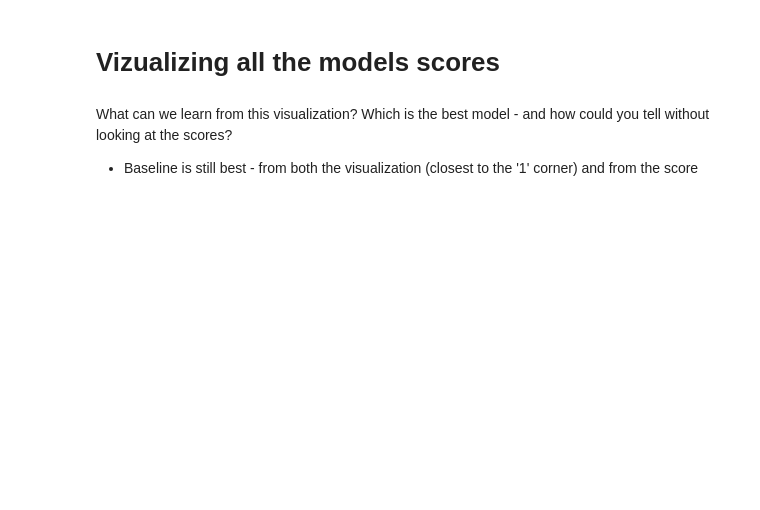
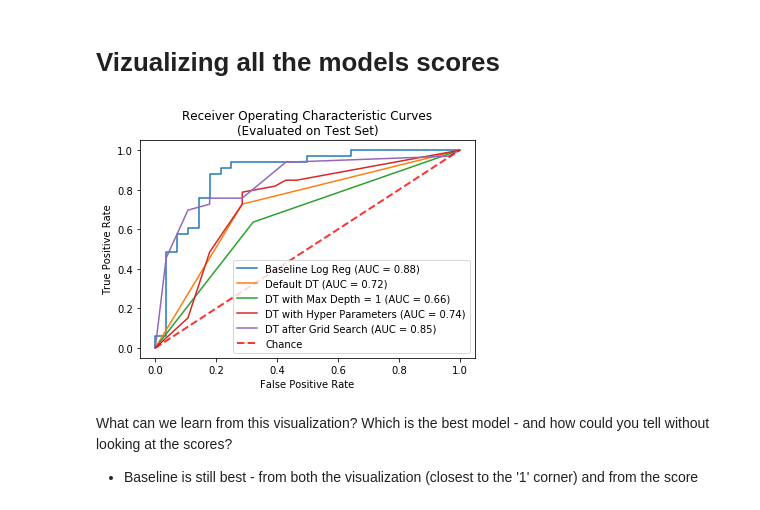
Before and after one commit to kcahlers/hbs-ds-060120, a Jupyter notebook: module-3/day-6-pipelines-roc/coach_lab_decision_tree_practice/DecisionTreePractice-kca.ipynb, the cells around one changed output. Saved outputs shown, nothing was run; the diff lists cells and outputs as text; code cells hidden in the pictures; blank space fills up the shorter version.

```diff
--- a/module-3/day-6-pipelines-roc/coach_lab_decision_tree_practice/DecisionTreePractice-kca.ipynb
+++ b/module-3/day-6-pipelines-roc/coach_lab_decision_tree_practice/DecisionTreePractice-kca.ipynb
@@ -375,18 +400,20 @@ grid
 # %%
 # Visualizing the ROCs for the models we've done
 fig, ax = plt.subplots()
 plot_roc_curve(pipe_lr, X_test, y_test, name="Baseline Log Reg", ax=ax)
 plot_roc_curve(dt, X_test, y_test, name="Default DT", ax=ax)
-plot_roc_curve(dt_maxdepth1, X_test, y_test, name="DT with Max Depth = 1", ax=ax)
-plot_roc_curve(dt_maxdepth2, X_test, y_test, name="DT with Max Depth = 2", ax=ax)
+plot_roc_curve(dt_1, X_test, y_test, name="DT with Max Depth = 1", ax=ax)
+#plot_roc_curve(dt_2, X_test, y_test, name="DT with Max Depth = 2", ax=ax)
 plot_roc_curve(dt_2, X_test, y_test, name="DT with Hyper Parameters", ax=ax)
 plot_roc_curve(dt_grid, X_test, y_test, name="DT after Grid Search", ax=ax)
 
 ax.plot([0, 1], [0, 1], linestyle='--', lw=2, color='r',
          label='Chance', alpha=.8)
 plt.title("Receiver Operating Characteristic Curves\n(Evaluated on Test Set)")
 ax.legend()
 plt.show()
+# %% [output]
+[figure, added]
 # %% [markdown]
 What can we learn from this visualization? Which is the best model - and how could you tell without looking at the scores?
 
```
Also changed, not shown: parts of 6 cells of this notebook.
